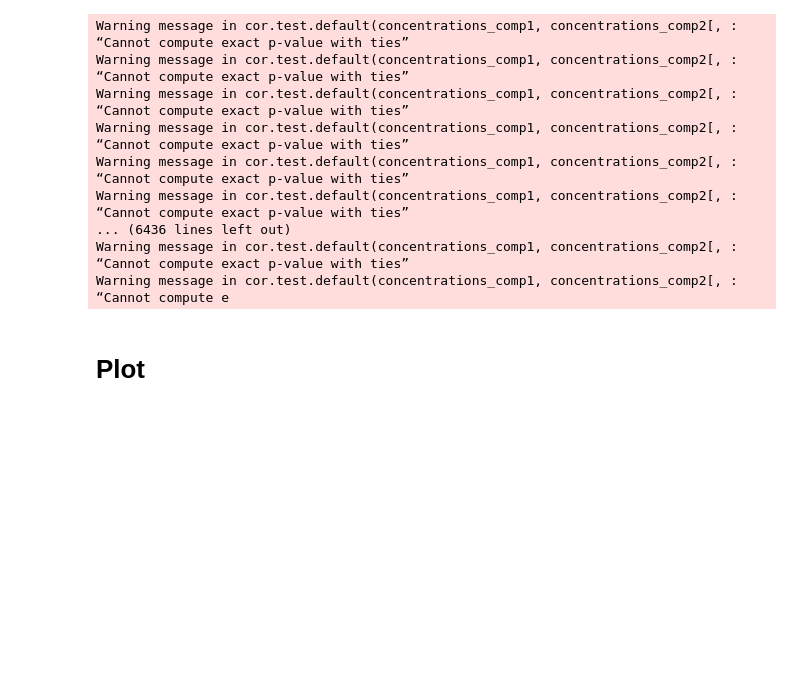
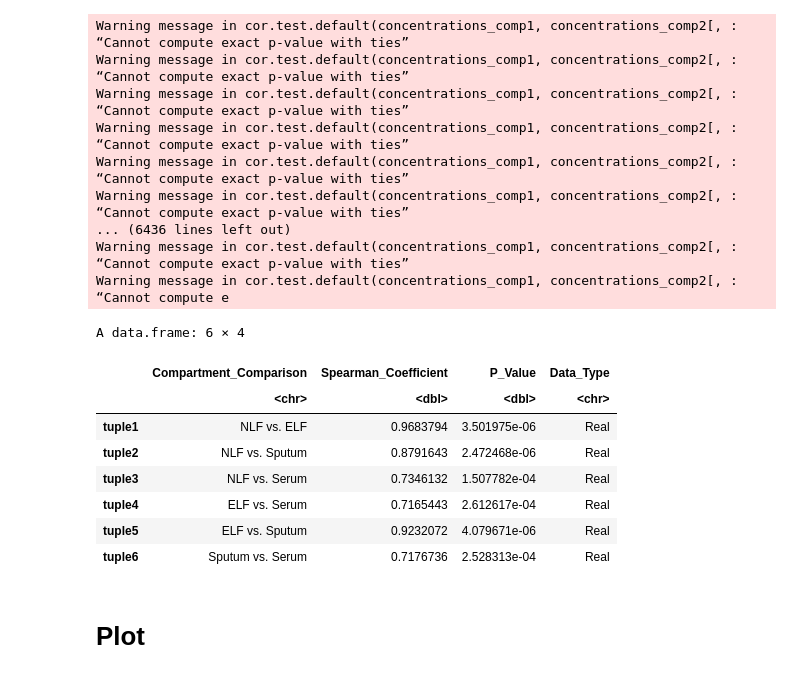
Before and after one commit to Ragerlab/Script_for_Cytokine-Signature-Clusters-as-a-Tool-to-Compare-Changes-associated-with-Tobacco-Product-, a Jupyter notebook: Simulation Analysis.ipynb, the cells around one changed output. Drawn from its saved outputs; the diff is of its cells as text; code cells hidden in the pictures; blank space fills up the shorter version.

```diff
--- a/Simulation Analysis.ipynb
+++ b/Simulation Analysis.ipynb
@@ -247,2 +247,14 @@ final_correlation_table = final_correlation_table %>%
+# %%
+head(final_correlation_table)
+# %% [output]
+A data.frame: 6 × 4
+|  | Compartment_Comparison | Spearman_Coefficient | P_Value | Data_Type |
+|  | <chr> | <dbl> | <dbl> | <chr> |
+| tuple1 | NLF vs. ELF | 0.9683794 | 3.501975e-06 | Real |
+| tuple2 | NLF vs. Sputum | 0.8791643 | 2.472468e-06 | Real |
+| tuple3 | NLF vs. Serum | 0.7346132 | 1.507782e-04 | Real |
+| tuple4 | ELF vs. Serum | 0.7165443 | 2.612617e-04 | Real |
+| tuple5 | ELF vs. Sputum | 0.9232072 | 4.079671e-06 | Real |
+| tuple6 | Sputum vs. Serum | 0.7176736 | 2.528313e-04 | Real |
 # %% [markdown]
 # Plot
```
Also changed, not shown: parts of 8 cells of this notebook.
